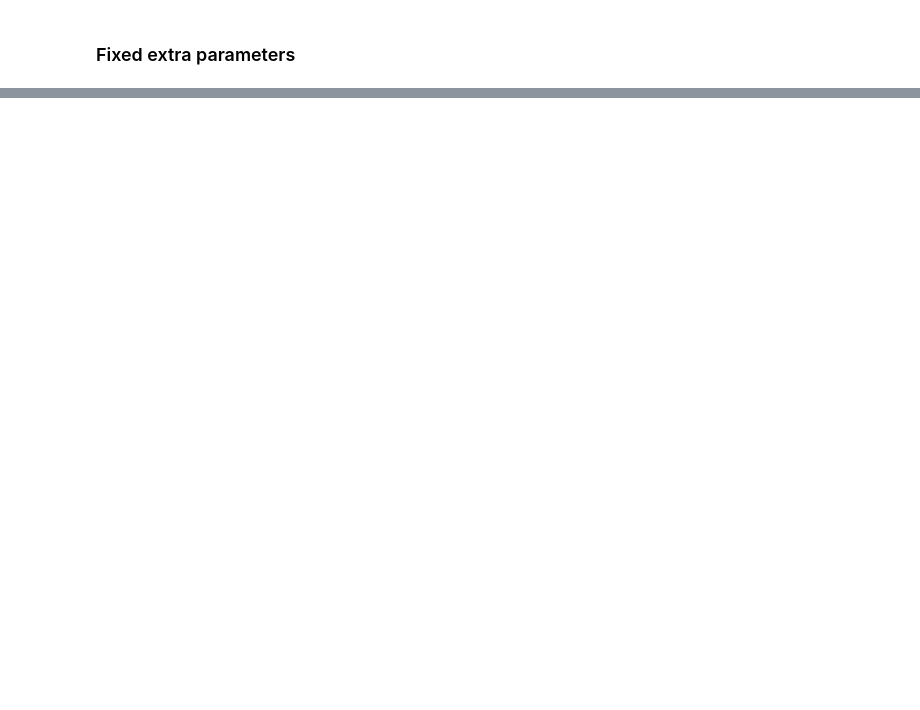
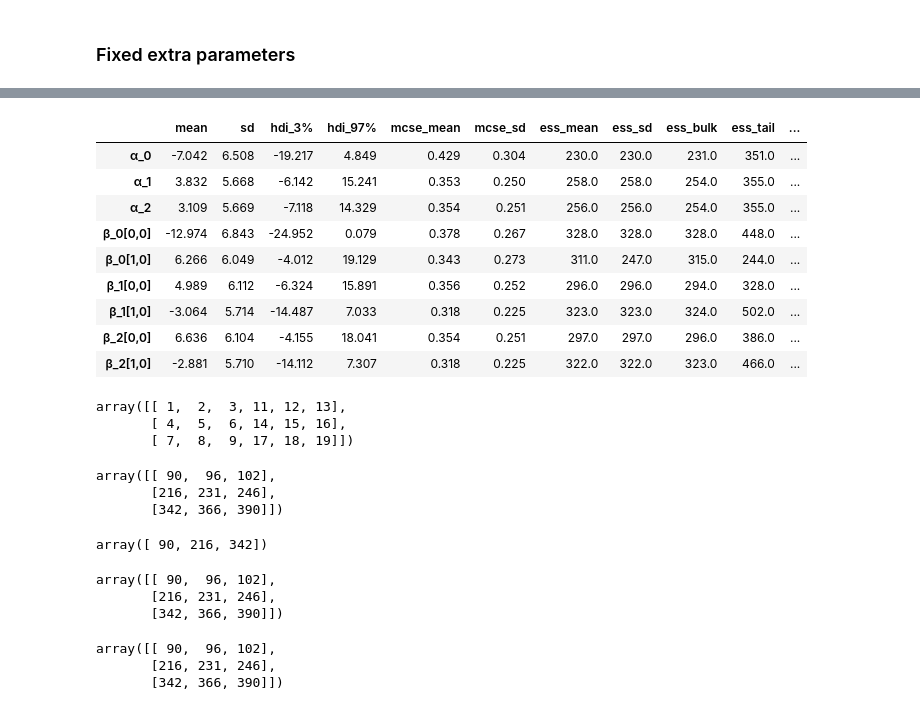
Before and after one commit to danhphan/bayesian-inferences, a Jupyter notebook: 23_bap_multinomial_logistic_regression.ipynb, the cells around one changed output, grey strips where cells are left out. Drawn from its saved outputs; the diff is of its cells as text; code cells hidden in the pictures; blank space fills up the shorter version.

```diff
--- a/23_bap_multinomial_logistic_regression.ipynb
+++ b/23_bap_multinomial_logistic_regression.ipynb
@@ -145,0 +165,23 @@ array([[<matplotlib.axes._subplots.AxesSubplot object at 0x...>,
+# %%
+np.random.seed(1)
+with pm.Model() as mnl_model:
+    α_0 = pm.Normal('α_0', mu=0, sd=10)
+    α_1 = pm.Normal('α_1', mu=0, sd=10)
+    α_2 = pm.Normal('α_2', mu=0, sd=10)
+
+    β_0 = pm.Normal('β_0', mu=0, sd=10, shape=(n_features,1))
+    β_1 = pm.Normal('β_1', mu=0, sd=10, shape=(n_features,1))
+    β_2 = pm.Normal('β_2', mu=0, sd=10, shape=(n_features,1))
+
+    μ_0 = α_0 + pm.math.dot(x_s, β_0)
+    μ_1 = α_1 + pm.math.dot(x_s, β_1)
+    μ_2 = α_2 + pm.math.dot(x_s, β_2)
+
+    μ = tt.concatenate([μ_0, μ_1, μ_2], axis=1)
+    #breakpoint()
+    #μ = pm.Deterministic('μ', μ)
+
+    θ = tt.nnet.softmax(μ)
+
+    yl = pm.Categorical('yl', p=θ, observed=y_s)
+    trace_s = pm.sample(1000, chains=1)
@@ -145,0 +196,3 @@ array([[<matplotlib.axes._subplots.AxesSubplot object at 0x...>,
+# %%
+az.summary(trace_s)
+# %% [output]
@@ -145,0 +208,41 @@ array([[<matplotlib.axes._subplots.AxesSubplot object at 0x...>,
+|  | mean | sd | hdi_3% | hdi_97% | mcse_mean | mcse_sd | ess_mean | ess_sd | ess_bulk | ess_tail | ... |
+| α_0 | -7.042 | 6.508 | -19.217 | 4.849 | 0.429 | 0.304 | 230.0 | 230.0 | 231.0 | 351.0 | ... |
+| α_1 | 3.832 | 5.668 | -6.142 | 15.241 | 0.353 | 0.250 | 258.0 | 258.0 | 254.0 | 355.0 | ... |
+| α_2 | 3.109 | 5.669 | -7.118 | 14.329 | 0.354 | 0.251 | 256.0 | 256.0 | 254.0 | 355.0 | ... |
+| β_0[0,0] | -12.974 | 6.843 | -24.952 | 0.079 | 0.378 | 0.267 | 328.0 | 328.0 | 328.0 | 448.0 | ... |
+| β_0[1,0] | 6.266 | 6.049 | -4.012 | 19.129 | 0.343 | 0.273 | 311.0 | 247.0 | 315.0 | 244.0 | ... |
+| β_1[0,0] | 4.989 | 6.112 | -6.324 | 15.891 | 0.356 | 0.252 | 296.0 | 296.0 | 294.0 | 328.0 | ... |
+| β_1[1,0] | -3.064 | 5.714 | -14.487 | 7.033 | 0.318 | 0.225 | 323.0 | 323.0 | 324.0 | 502.0 | ... |
+| β_2[0,0] | 6.636 | 6.104 | -4.155 | 18.041 | 0.354 | 0.251 | 297.0 | 297.0 | 296.0 | 386.0 | ... |
+| β_2[1,0] | -2.881 | 5.710 | -14.112 | 7.307 | 0.318 | 0.225 | 322.0 | 322.0 | 323.0 | 466.0 | ... |
+# %%
+import numpy as np
+a = np.array([[1,2,3],[4,5,6],[7,8,9]])
+b = np.array([[11,12,13],[14,15,16],[17,18,19]])
+np.column_stack((a,b))
+# %% [output]
+array([[ 1,  2,  3, 11, 12, 13],
+       [ 4,  5,  6, 14, 15, 16],
+       [ 7,  8,  9, 17, 18, 19]])
+# %%
+pm.math.dot(a,b).eval()
+# %% [output]
+array([[ 90,  96, 102],
+       [216, 231, 246],
+       [342, 366, 390]])
+# %%
+pm.math.dot(a,b[:,0]).eval()
+# %% [output]
+array([ 90, 216, 342])
+# %%
+a.dot(b)
+# %% [output]
+array([[ 90,  96, 102],
+       [216, 231, 246],
+       [342, 366, 390]])
+# %%
+np.dot(a,b)
+# %% [output]
+array([[ 90,  96, 102],
+       [216, 231, 246],
+       [342, 366, 390]])
```
Also changed, not shown: parts of 27 cells of this notebook.
